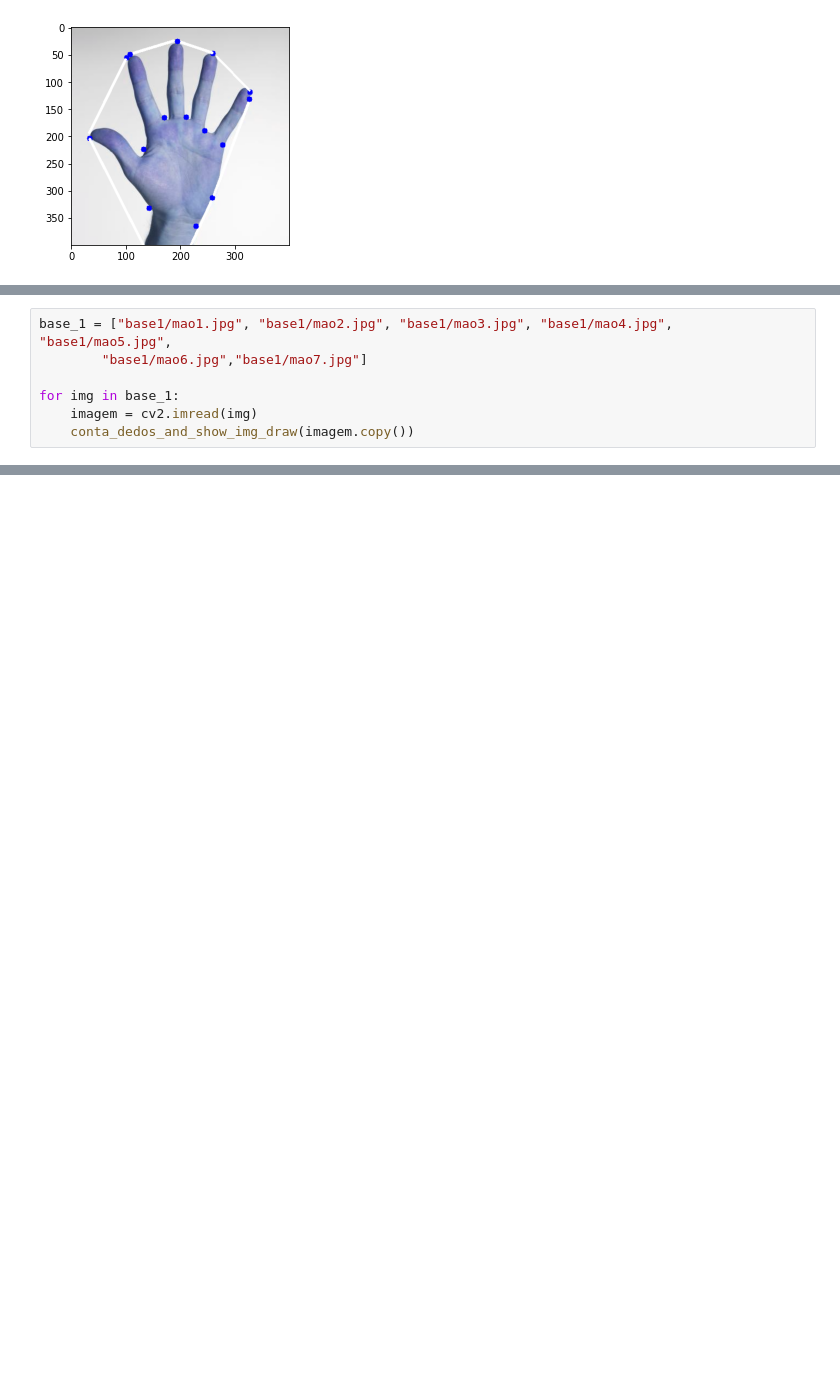
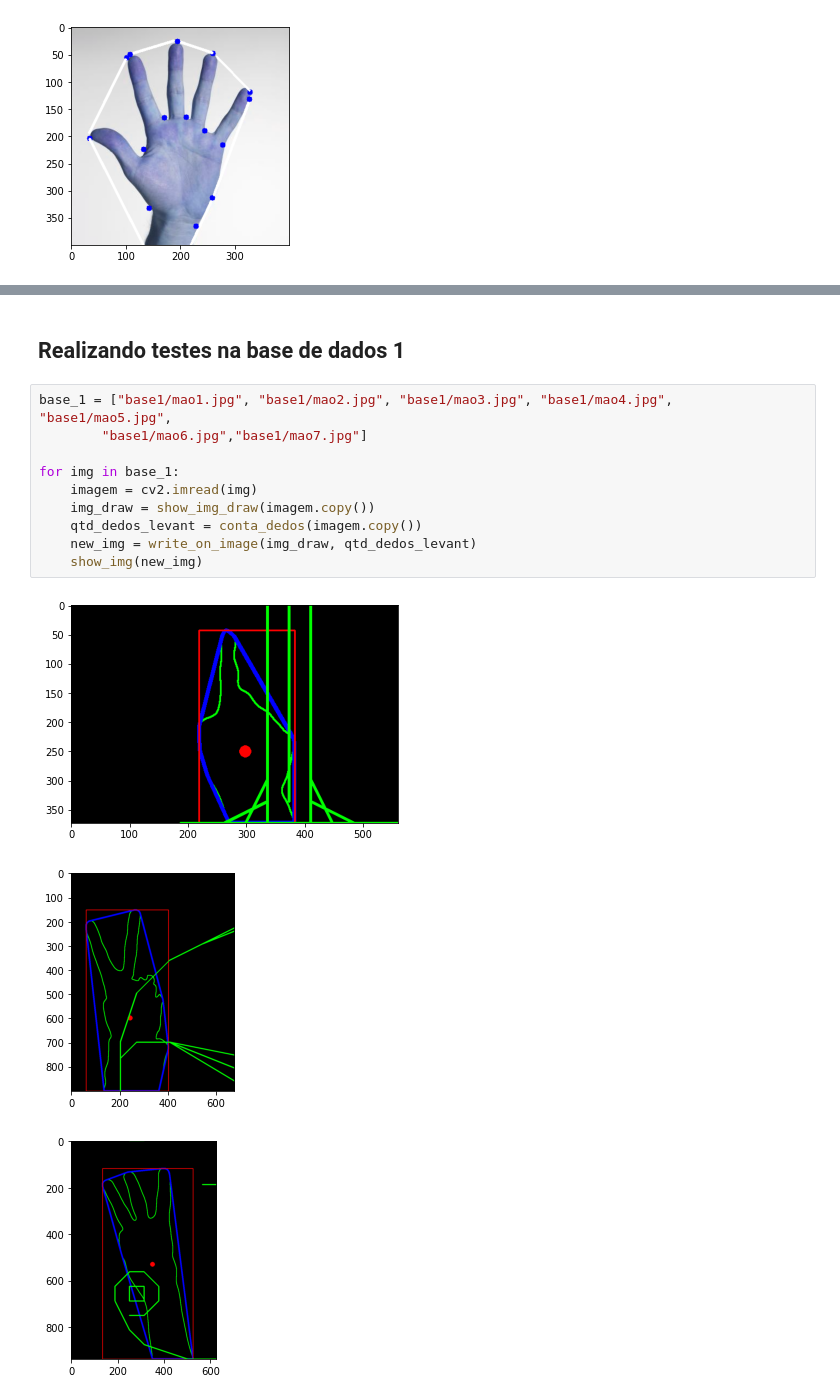
Before and after one commit to GodKelvin/PDI_Contagem_Dedos, a Jupyter notebook: Kelvin_Lehrback_Contagem_Dedos.ipynb, the cells around one changed output, grey strips where cells are left out. Cells and saved outputs as stored; diff of their text form; blank space fills up the shorter version.

```diff
--- a/Kelvin_Lehrback_Contagem_Dedos.ipynb
+++ b/Kelvin_Lehrback_Contagem_Dedos.ipynb
@@ -248,7 +298,0 @@ show_img(imagem_copia)
-# %%
-base_1 = ["base1/mao1.jpg", "base1/mao2.jpg", "base1/mao3.jpg", "base1/mao4.jpg", "base1/mao5.jpg",
-        "base1/mao6.jpg","base1/mao7.jpg"]
-
-for img in base_1:
-    imagem = cv2.imread(img)
-    conta_dedos_and_show_img_draw(imagem.copy())
@@ -269,0 +299,16 @@ Quantidade de dedos levantados: 3
+# %% [markdown]
+## Realizando testes na base de dados 1
+# %%
+base_1 = ["base1/mao1.jpg", "base1/mao2.jpg", "base1/mao3.jpg", "base1/mao4.jpg", "base1/mao5.jpg",
+        "base1/mao6.jpg","base1/mao7.jpg"]
+
+for img in base_1:
+    imagem = cv2.imread(img)
+    img_draw = show_img_draw(imagem.copy())
+    qtd_dedos_levant = conta_dedos(imagem.copy())
+    new_img = write_on_image(img_draw, qtd_dedos_levant)
+    show_img(new_img)
+# %% [output]
+[figure, added]
+[figure, added]
+[figure, added]
```
Also changed, not shown: parts of 7 cells of this notebook.
